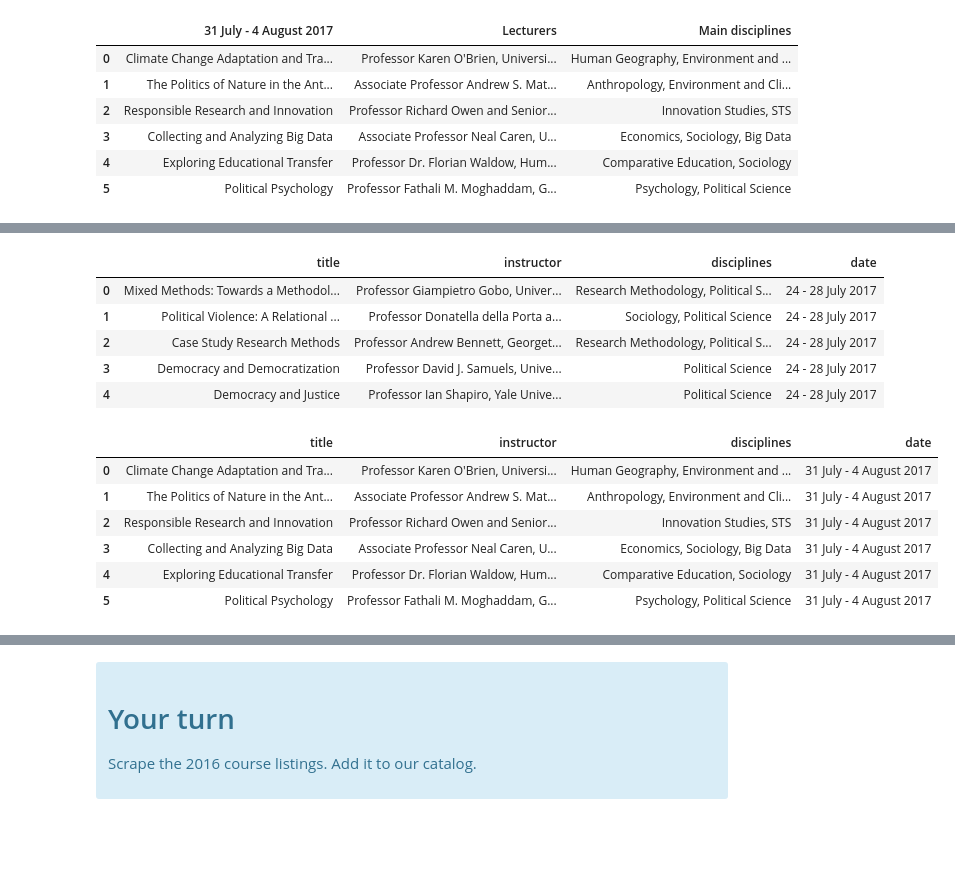
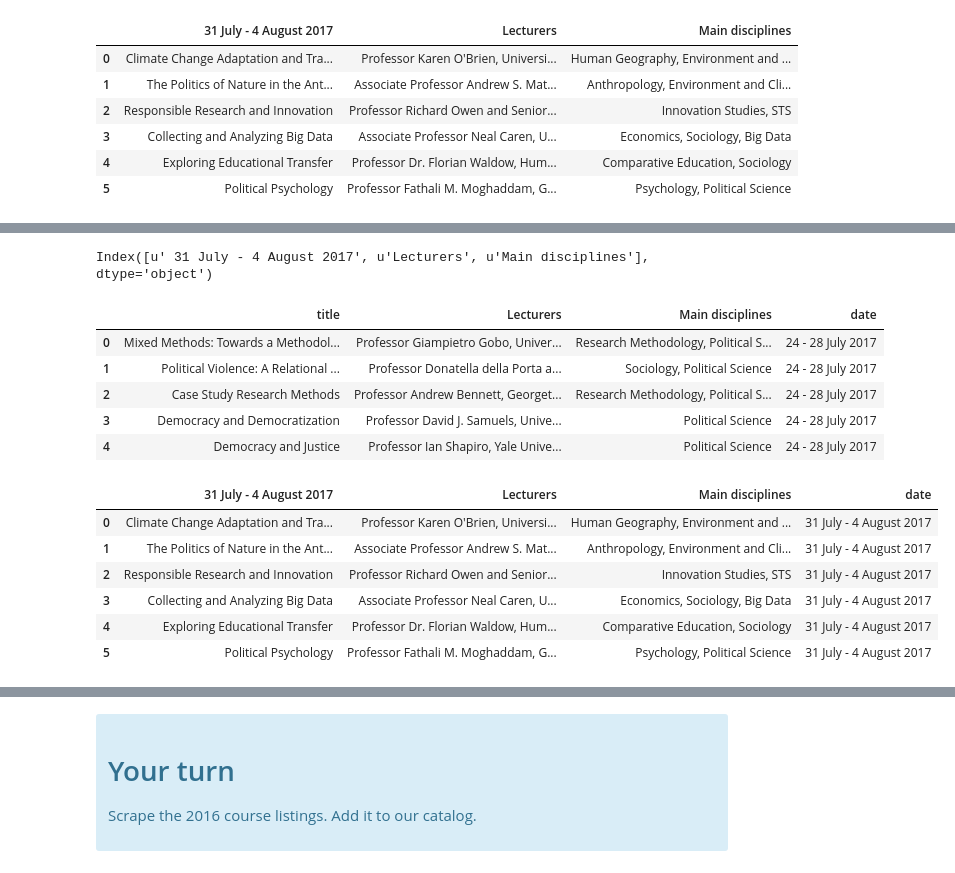
Before and after one commit to nealcaren/CSSS-CABD, a Jupyter notebook: Session05-HTML.ipynb, the cells around one changed output, grey strips where cells are left out. Saved outputs shown, nothing was run; the diff lists cells and outputs as text; code cells hidden in the pictures; blank space fills up the shorter version.

Commit message:
Tweak column rename

```diff
--- a/Session05-HTML.ipynb
+++ b/Session05-HTML.ipynb
@@ -429,24 +429,28 @@ week1_df.append(week2_df)
 | 3 | NaN | Associate Professor Neal Caren, U... | Economics, Sociology, Big Data | Collecting and Analyzing Big Data |
 | 4 | NaN | Professor Dr. Florian Waldow, Hum... | Comparative Education, Sociology | Exploring Educational Transfer |
 | 5 | NaN | Professor Fathali M. Moghaddam, G... | Psychology, Political Science | Political Psychology |
+# %%
+week2_df.keys()
+# %% [output]
+Index([u' 31 July - 4 August 2017', u'Lecturers', u'Main disciplines'], dtype='object')
 # %%
 
-week1_df.columns = ['title', 'instructor', 'disciplines']
+week1_df.rename(columns={'24 - 28 July 2017' : 'title'}, inplace=True)
 week1_df['date'] = '24 - 28 July 2017'
 week1_df
 # %% [output]
-|  | title | instructor | disciplines | date |
+|  | title | Lecturers | Main disciplines | date |
 | 0 | Mixed Methods: Towards a Methodol... | Professor Giampietro Gobo, Univer... | Research Methodology, Political S... | 24 - 28 July 2017 |
 | 1 | Political Violence: A Relational ... | Professor Donatella della Porta a... | Sociology, Political Science | 24 - 28 July 2017 |
 | 2 | Case Study Research Methods | Professor Andrew Bennett, Georget... | Research Methodology, Political S... | 24 - 28 July 2017 |
 | 3 | Democracy and Democratization | Professor David J. Samuels, Unive... | Political Science | 24 - 28 July 2017 |
 | 4 | Democracy and Justice | Professor Ian Shapiro, Yale Unive... | Political Science | 24 - 28 July 2017 |
 # %%
-week2_df.columns = ['title', 'instructor', 'disciplines']
+week2_df.rename(columns = {' 31 July - 4 August 2017' : 'title'}, inplace=True)
 week2_df['date'] = '31 July - 4 August 2017'
 week2_df
 # %% [output]
-|  | title | instructor | disciplines | date |
+|  | 31 July - 4 August 2017 | Lecturers | Main disciplines | date |
 | 0 | Climate Change Adaptation and Tra... | Professor Karen O'Brien, Universi... | Human Geography, Environment and ... | 31 July - 4 August 2017 |
 | 1 | The Politics of Nature in the Ant... | Associate Professor Andrew S. Mat... | Anthropology, Environment and Cli... | 31 July - 4 August 2017 |
 | 2 | Responsible Research and Innovation | Professor Richard Owen and Senior... | Innovation Studies, STS | 31 July - 4 August 2017 |
```
Also changed, not shown: parts of 3 cells of this notebook.
